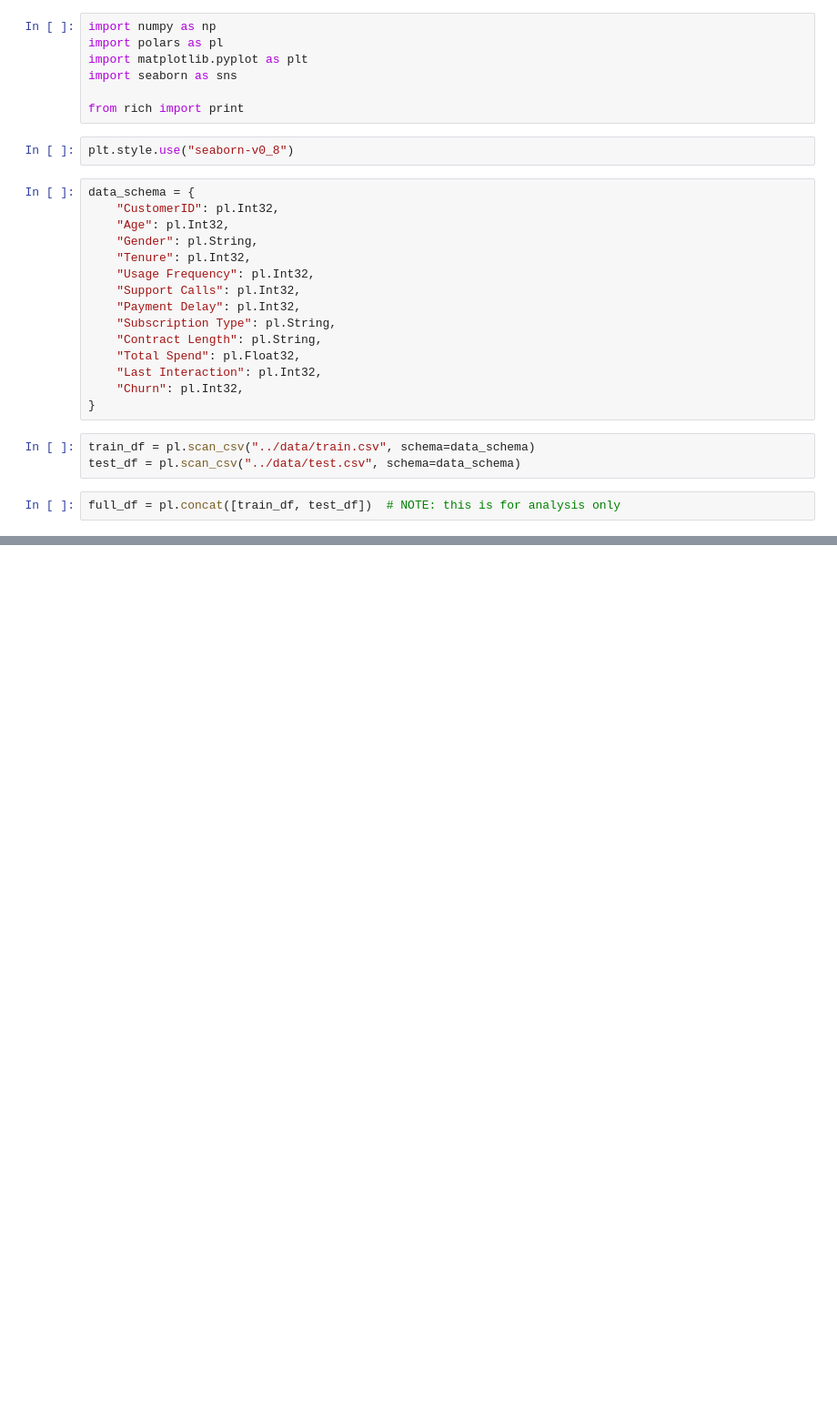
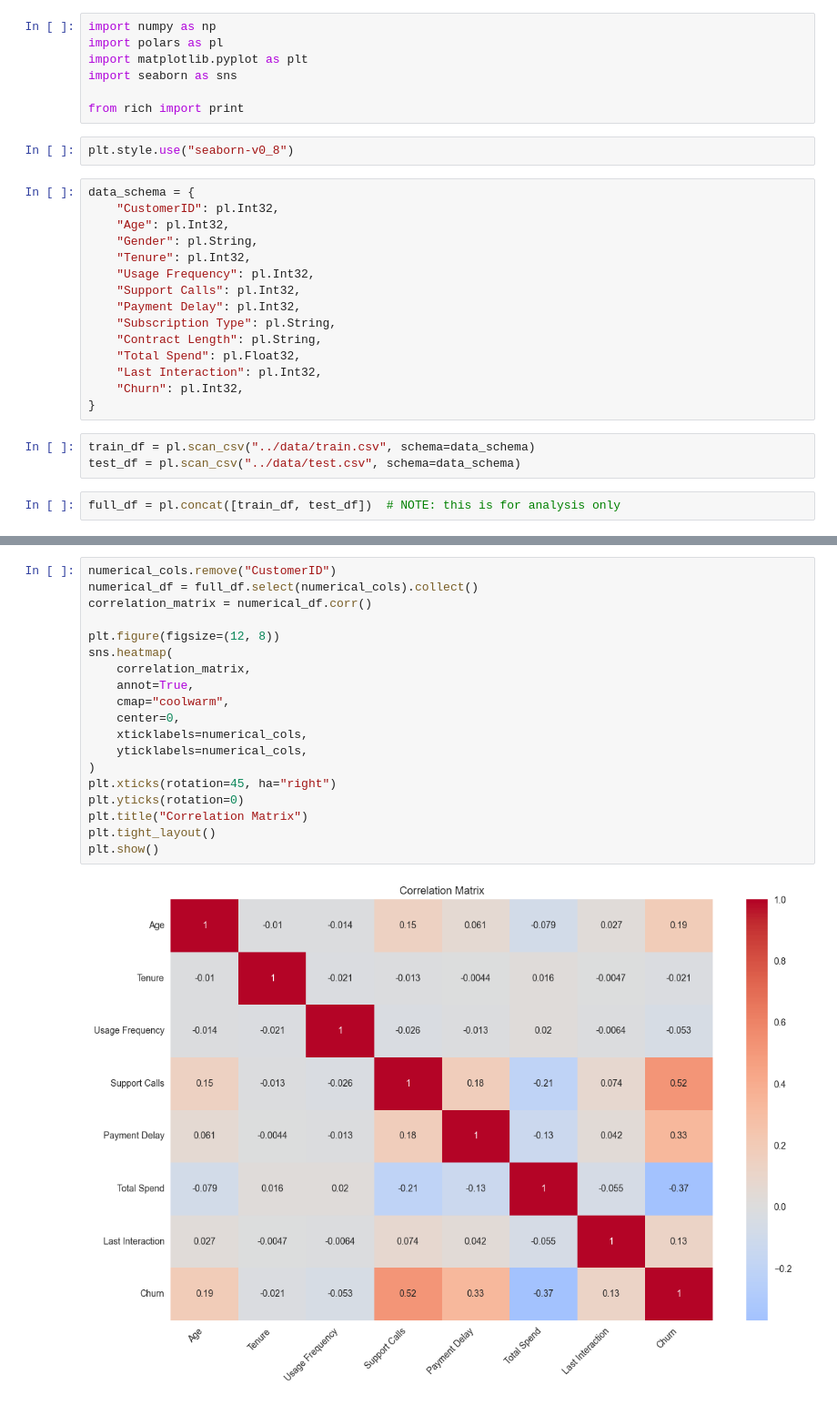
Before and after one commit to Mamdouh66/customer-churn, a Jupyter notebook: notebooks/data.ipynb, the cells around one changed output, grey strips where cells are left out. Shown at 91% size. Drawn from its saved outputs; the diff is of its cells as text; blank space fills up the shorter version.

```diff
--- a/notebooks/data.ipynb
+++ b/notebooks/data.ipynb
@@ -40,0 +165,21 @@ shape: (5, 12)
+# %%
+numerical_cols.remove("CustomerID")
+numerical_df = full_df.select(numerical_cols).collect()
+correlation_matrix = numerical_df.corr()
+
+plt.figure(figsize=(12, 8))
+sns.heatmap(
+    correlation_matrix,
+    annot=True,
+    cmap="coolwarm",
+    center=0,
+    xticklabels=numerical_cols,
+    yticklabels=numerical_cols,
+)
+plt.xticks(rotation=45, ha="right")
+plt.yticks(rotation=0)
+plt.title("Correlation Matrix")
+plt.tight_layout()
+plt.show()
+# %% [output]
+[figure, added]
```
Also changed, not shown: parts of 13 cells of this notebook.
